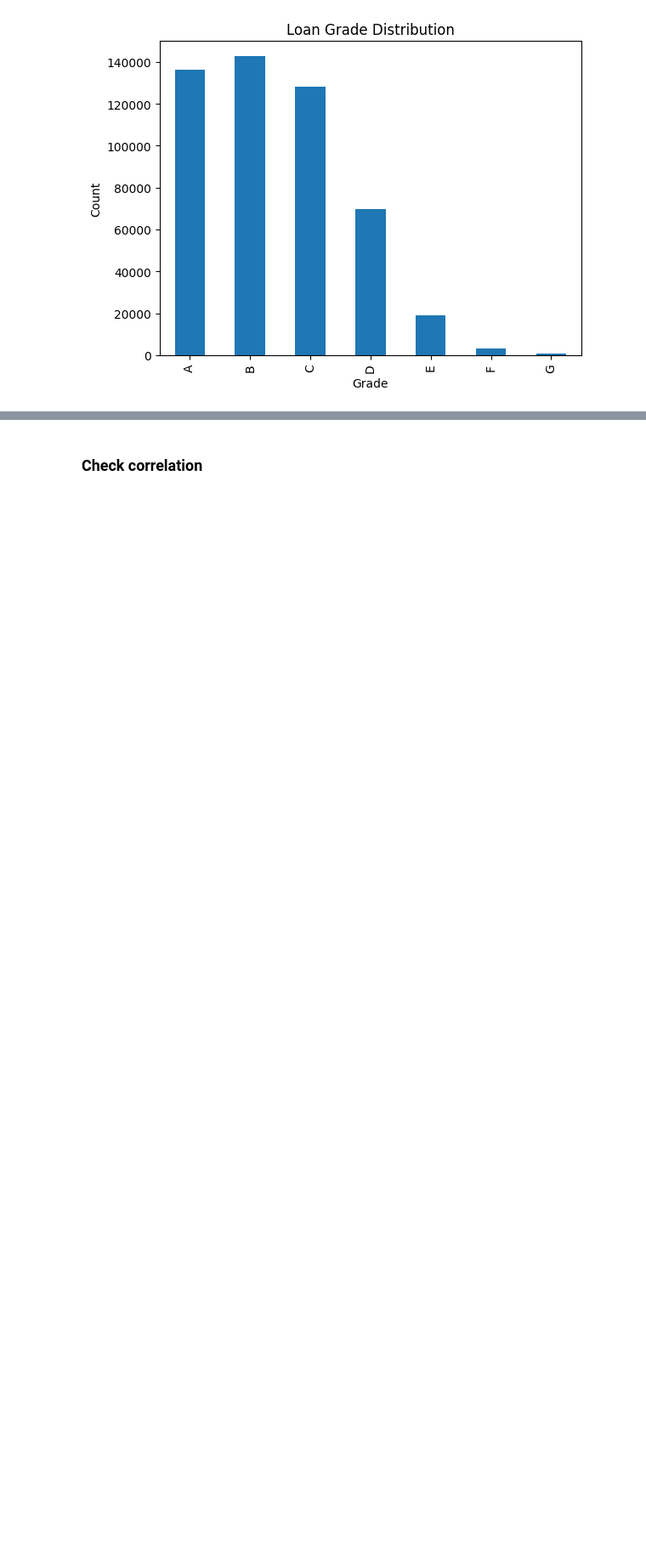
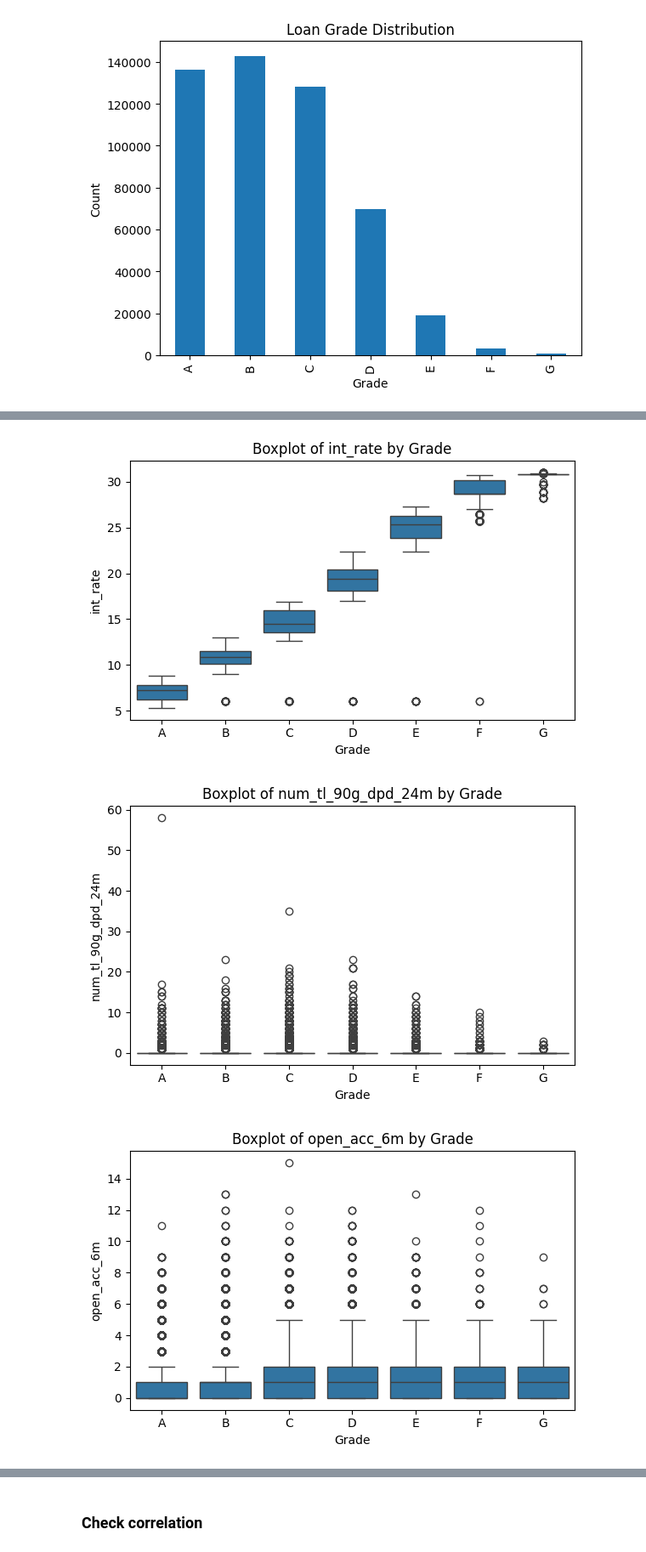
Before and after one commit to jqchen24-new/ml-zoomcamp, a Jupyter notebook: Capstone_project/project.ipynb, the cells around one changed output, grey strips where cells are left out. Shown at 85% size. Drawn from its saved outputs; the diff is of its cells as text; code cells hidden in the pictures; blank space fills up the shorter version.

```diff
--- a/Capstone_project/project.ipynb
+++ b/Capstone_project/project.ipynb
@@ -269,13 +270,16 @@ plt.show()
 # %%
 import seaborn as sns
 
-# Box plots for each grade
-fig, axes = plt.subplots(2, 3, figsize=(15, 8))
-features = ['int_rate', 'loan_amnt', 'annual_inc', 'dti', 'fico_range_low', 'installment']
+num_features = set(kept) & set(numerical)
 
-for ax, col in zip(axes.flatten(), features):
-    sns.boxplot(data=df, x='grade', y=col, ax=ax, order=sorted(df['grade'].unique()))
-    ax.set_title(col)
-
-plt.tight_layout()
+for col in num_features:
+    plt.figure(figsize=(6, 4))
+    sns.boxplot(data=df, x='grade', y=col, order=sorted(df['grade'].unique()))
+    plt.title(f'Boxplot of {col} by Grade')
+    plt.xlabel('Grade')
+    plt.ylabel(col)
+    plt.tight_layout()
 # %% [output]
+[figure, new version]
+[figure, added]
+[figure, added]
```
Also changed, not shown: parts of 10 cells of this notebook.
